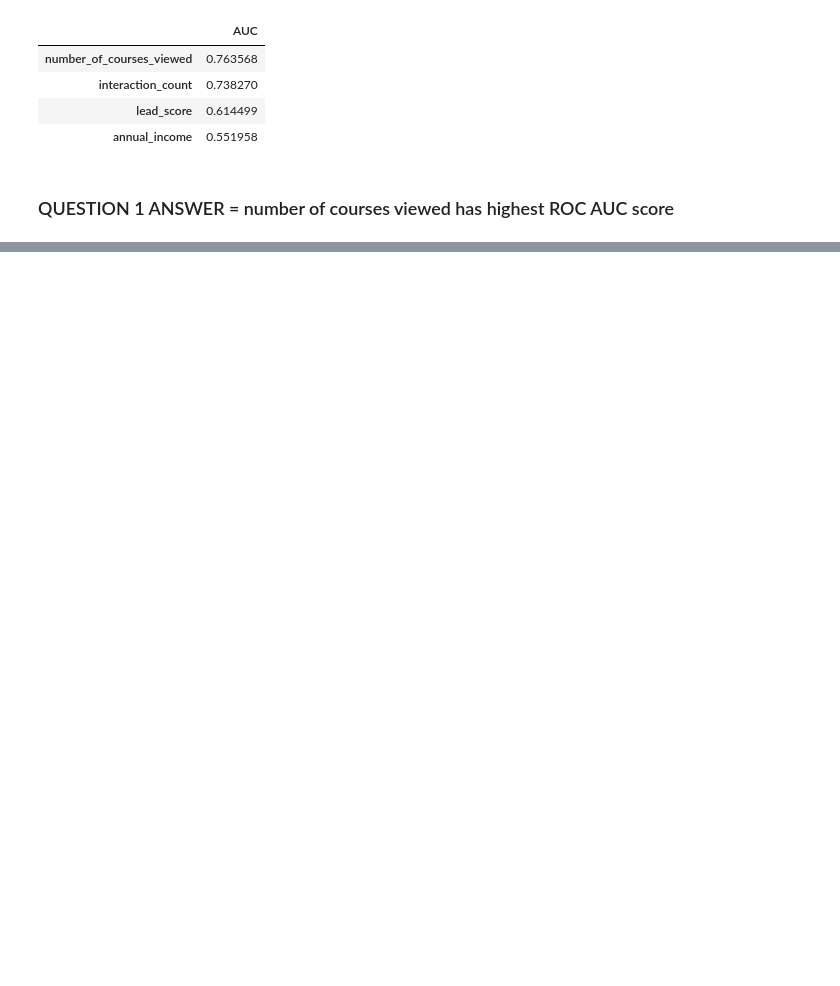
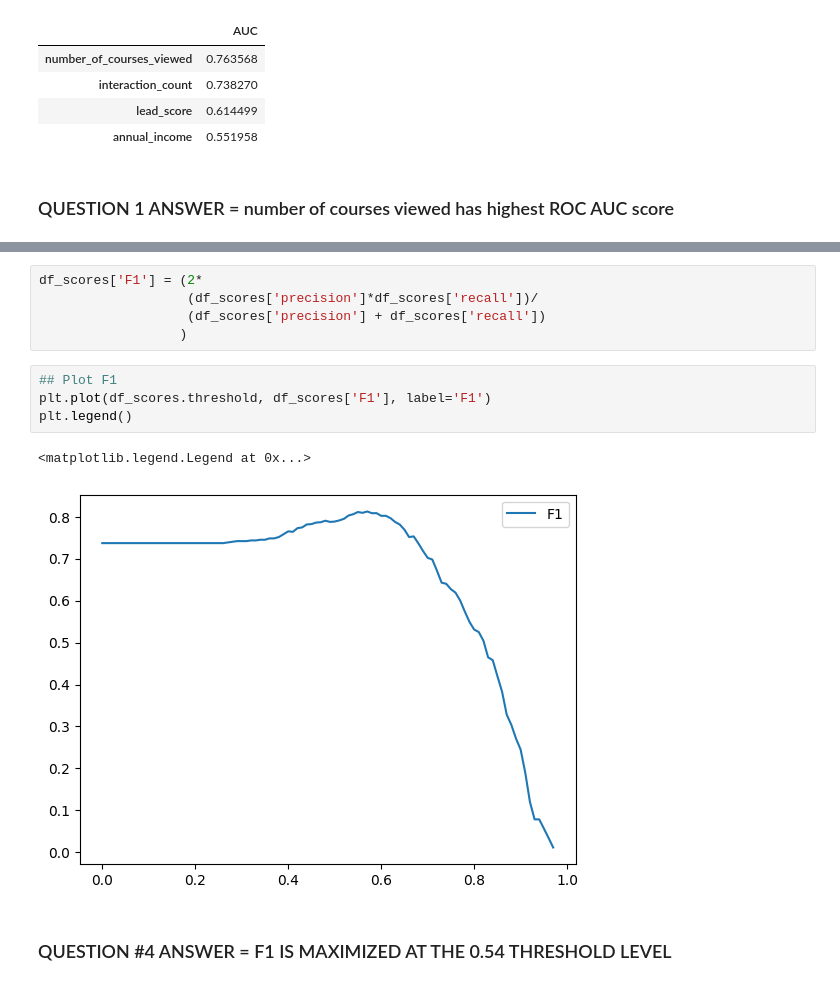
Before and after one commit to expialadocious/ml_zoomcamp_2025, a Jupyter notebook: homework4.ipynb, the cells around one changed output, grey strips where cells are left out. Drawn from its saved outputs; the diff is of its cells as text; blank space fills up the shorter version.

```diff
--- a/homework4.ipynb
+++ b/homework4.ipynb
@@ -140,0 +274,14 @@ df_auc
+# %%
+df_scores['F1'] = (2*
+                   (df_scores['precision']*df_scores['recall'])/
+                   (df_scores['precision'] + df_scores['recall'])
+                  )
+# %%
+## Plot F1
+plt.plot(df_scores.threshold, df_scores['F1'], label='F1')
+plt.legend()
+# %% [output]
+<matplotlib.legend.Legend at 0x...>
+[figure, added]
+# %% [markdown]
+### QUESTION #4 ANSWER = F1 IS MAXIMIZED AT THE 0.54 THRESHOLD LEVEL
```
Also changed, not shown: parts of 17 cells of this notebook.
